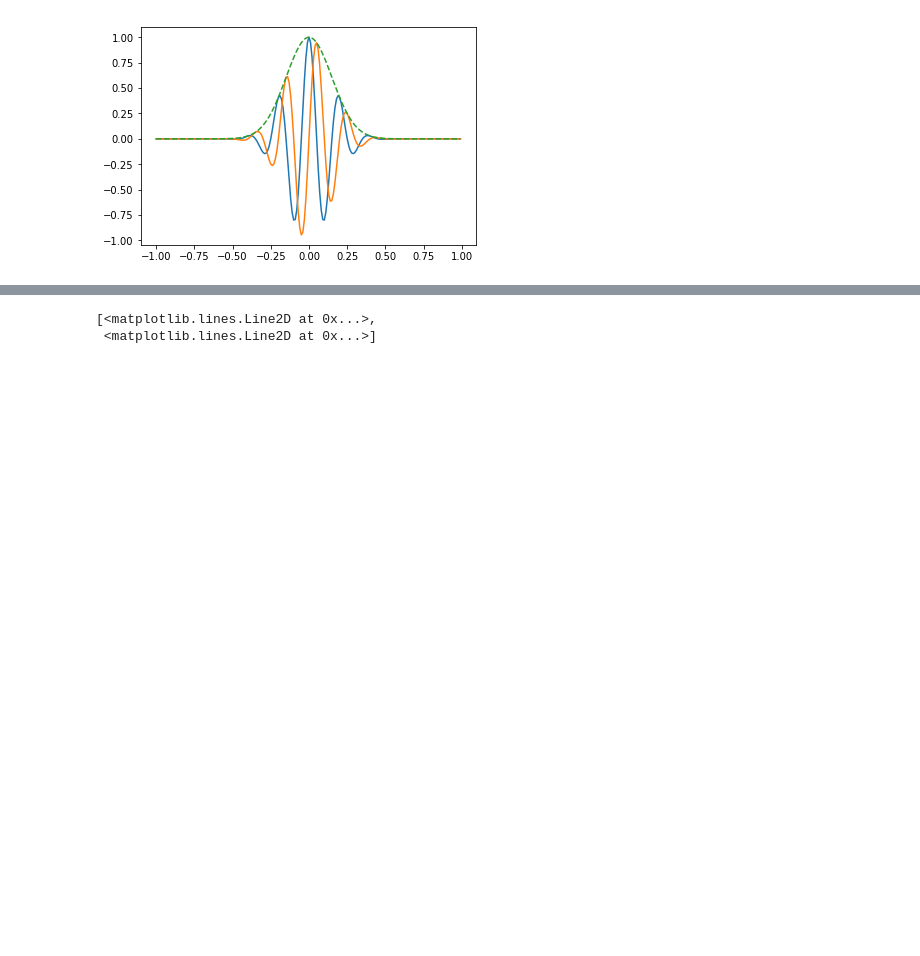
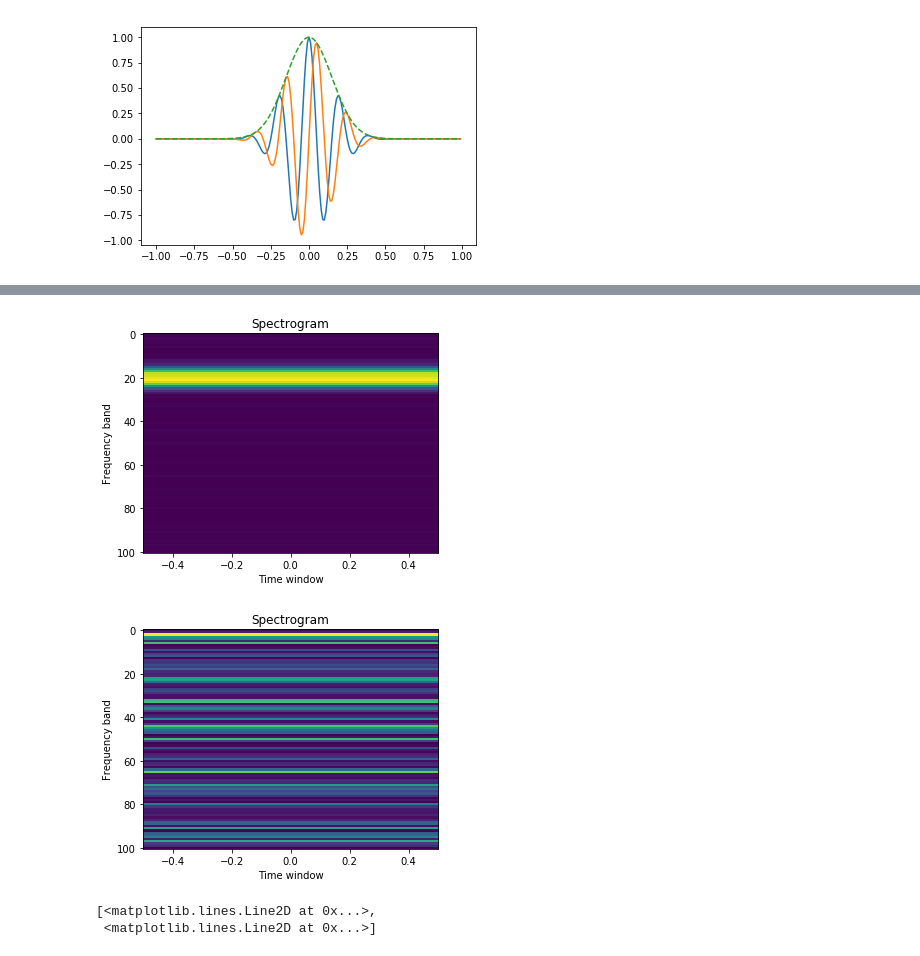
Before and after one commit to SGRGit/gwOsc, a Jupyter notebook: SineGaussianSignalDataPrep.ipynb, the cells around one changed output, grey strips where cells are left out. Cells and saved outputs as stored; diff of their text form; code cells hidden in the pictures; blank space fills up the shorter version.

```diff
--- a/SineGaussianSignalDataPrep.ipynb
+++ b/SineGaussianSignalDataPrep.ipynb
@@ -106,3 +25,36 @@ plot_spectrogram_sig(n, fs)
+# %%
+from scipy.fftpack import fft
+import matplotlib.pyplot as plt
+import numpy as np
+from scipy import signal
+fs = 100
+
+t = np.linspace(-5, 5, 2 * 100, endpoint=False)
+
+def plot_spectrogram_sig(sig, fs):
+  from scipy import signal
+  freqs, times, spectrogram = signal.spectrogram(sig)
+  plt.figure(figsize=(5, 4))
+  plt.imshow(spectrogram, aspect='auto')
+  plt.title('Spectrogram')
+  plt.ylabel('Frequency band')
+  plt.xlabel('Time window')
+  plt.tight_layout()
+
+  i, q, e = signal.gausspulse(t, fc=2, retquad=True, retenv=True)
+  #plt.plot(t, i+n, 'b', t, i, 'r')
+
+  n = 0.5*np.random.randn(len(t))
+  xn = i + n # Noise+Signal
+
+  #plot_source(x, n, xn, t_value, i)
+#plot_fft(i, xn)
+  #plot_psd(xn, fs)
+plot_spectrogram_sig(xn, fs)
+plot_spectrogram_sig(n, fs)
+# %% [output]
+[figure, added]
+[figure, added]
 # %%
 from scipy import signal
 t = np.linspace(-5, 5, 2 * 100, endpoint=False)
```
Also changed, not shown: parts of 3 cells of this notebook.
